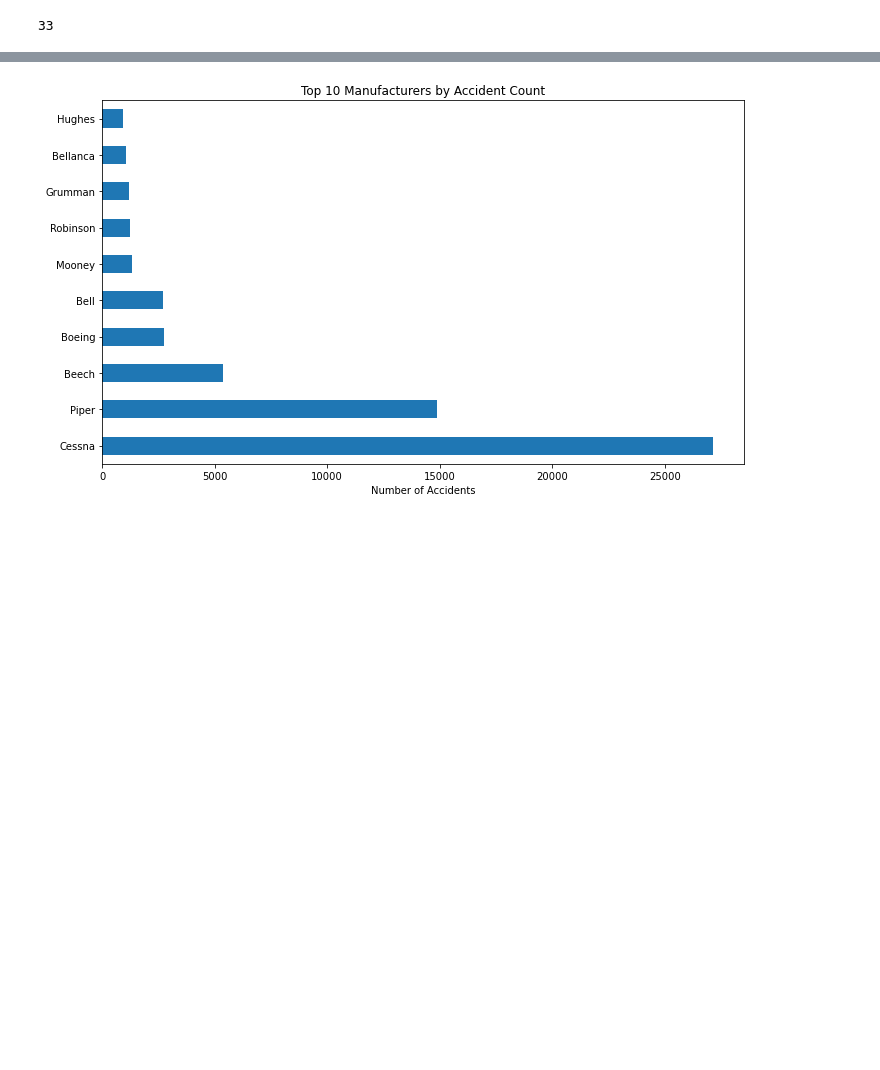
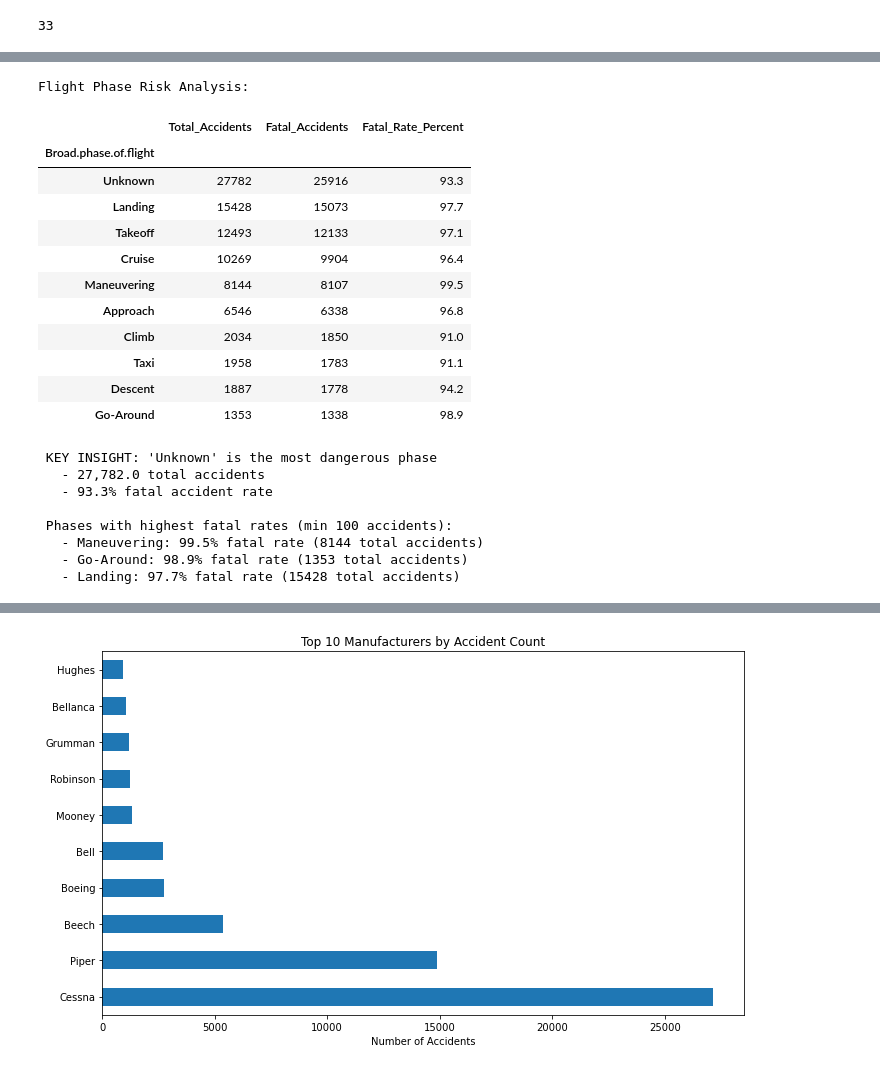
Before and after one commit to pri-git25/PHASE_1_PROJECT, a Jupyter notebook: Aviation_safety_analysis.ipynb, the cells around one changed output, grey strips where cells are left out. Saved outputs shown, nothing was run; the diff lists cells and outputs as text; code cells hidden in the pictures; blank space fills up the shorter version.

```diff
--- a/Aviation_safety_analysis.ipynb
+++ b/Aviation_safety_analysis.ipynb
@@ -505,0 +590,58 @@ Creating visuals for different anlysis.
+# %%
+# 5.3 FLIGHT PHASE RISK ANALYSIS
+phase_analysis = df_clean.groupby('Broad.phase.of.flight').agg({
+    'Event.Id': 'count'
+}).rename(columns={'Event.Id': 'Total_Accidents'})
+
+# Add fatal accident count using simple string matching
+fatal_by_phase = df_clean[df_clean['Injury.Severity'].str.contains('Fatal', na=False)]
+fatal_counts = fatal_by_phase['Broad.phase.of.flight'].value_counts()
+
+# Merge the fatal counts
+phase_analysis['Fatal_Accidents'] = phase_analysis.index.map(lambda x: fatal_counts.get(x, 0))
+
+# Calculate simple percentage (will work even with strings)
+phase_analysis['Fatal_Rate_Percent'] = (phase_analysis['Fatal_Accidents'] / phase_analysis['Total_Accidents'] * 100).round(1)
+
+# Sort by accident count
+phase_analysis = phase_analysis.sort_values('Total_Accidents', ascending=False)
+print("Flight Phase Risk Analysis:")
+display(phase_analysis.head(10))
+
+# Show key insights
+most_dangerous_phase = phase_analysis.index[0]
+fatal_rate_most_dangerous = phase_analysis.iloc[0]['Fatal_Rate_Percent']
+total_accidents = phase_analysis.iloc[0]['Total_Accidents']
+print(f"\n KEY INSIGHT: '{most_dangerous_phase}' is the most dangerous phase")
+print(f"   - {total_accidents:,} total accidents")
+print(f"   - {fatal_rate_most_dangerous}% fatal accident rate")
+
+# Show which phases have the highest fatal rates
+highest_fatal_rate = phase_analysis[phase_analysis['Total_Accidents'] > 100].nlargest(3, 'Fatal_Rate_Percent')
+print(f"\n Phases with highest fatal rates (min 100 accidents):")
+for phase in highest_fatal_rate.index:
+    rate = highest_fatal_rate.loc[phase, 'Fatal_Rate_Percent']
+    accidents = highest_fatal_rate.loc[phase, 'Total_Accidents']
+    print(f"   - {phase}: {rate}% fatal rate ({accidents} total accidents)")
+# %% [output]
+Flight Phase Risk Analysis:
+|  | Total_Accidents | Fatal_Accidents | Fatal_Rate_Percent |
+| Broad.phase.of.flight |  |  |  |
+| Unknown | 27782 | 25916 | 93.3 |
+| Landing | 15428 | 15073 | 97.7 |
+| Takeoff | 12493 | 12133 | 97.1 |
+| Cruise | 10269 | 9904 | 96.4 |
+| Maneuvering | 8144 | 8107 | 99.5 |
+| Approach | 6546 | 6338 | 96.8 |
+| Climb | 2034 | 1850 | 91.0 |
+| Taxi | 1958 | 1783 | 91.1 |
+| Descent | 1887 | 1778 | 94.2 |
+| Go-Around | 1353 | 1338 | 98.9 |
+ KEY INSIGHT: 'Unknown' is the most dangerous phase
+   - 27,782.0 total accidents
+   - 93.3% fatal accident rate
+
+ Phases with highest fatal rates (min 100 accidents):
+   - Maneuvering: 99.5% fatal rate (8144 total accidents)
+   - Go-Around: 98.9% fatal rate (1353 total accidents)
+   - Landing: 97.7% fatal rate (15428 total accidents)
```
Also changed, not shown: parts of 21 cells of this notebook.
